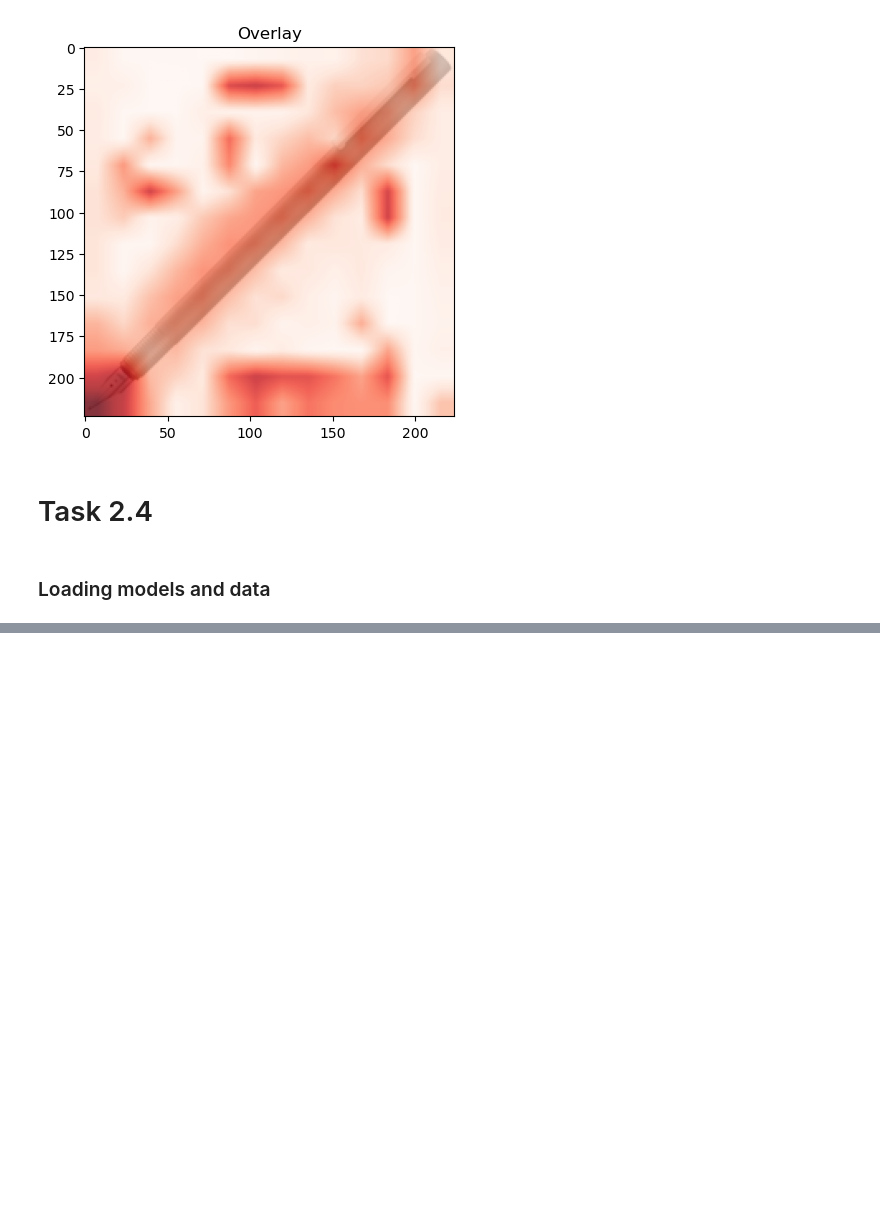
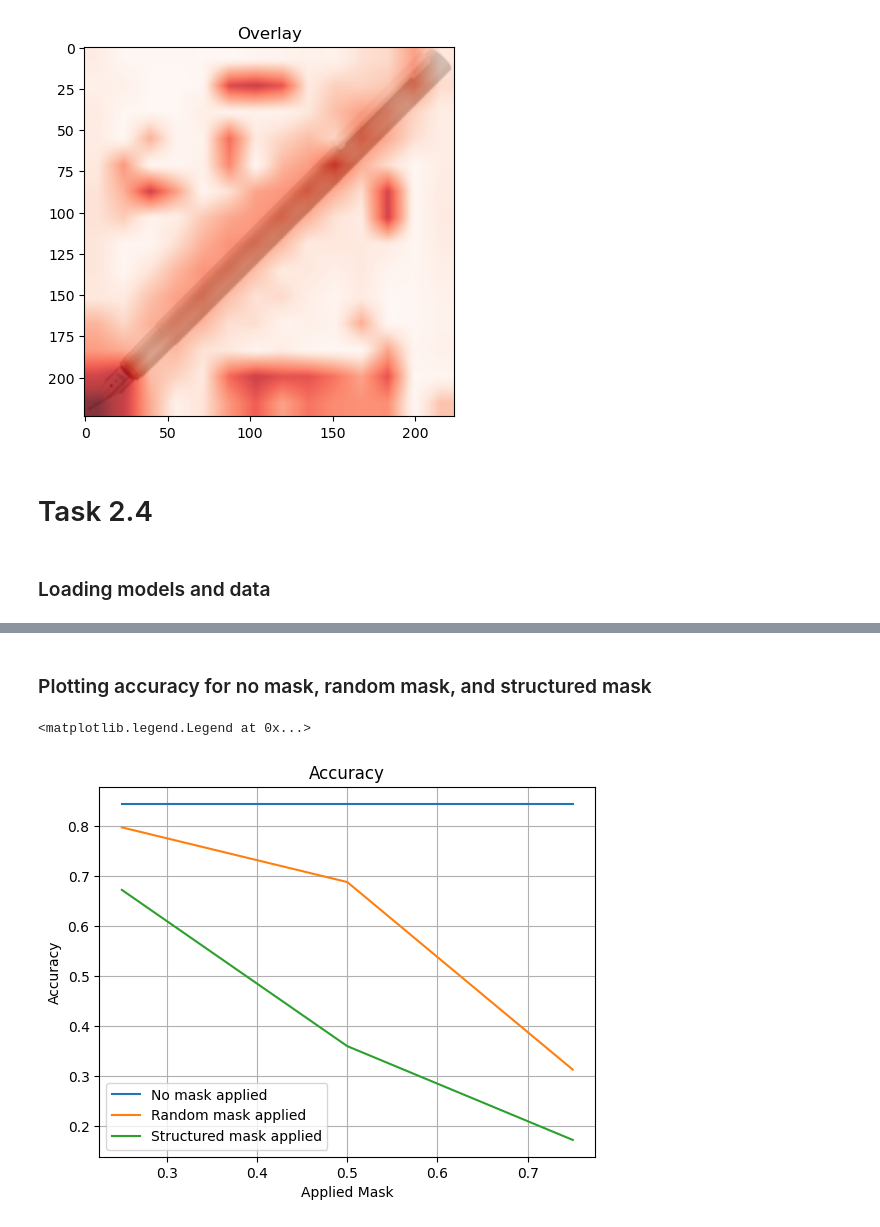
Before and after one commit to hyderchaudhry/28100041-PA0, a Jupyter notebook: src/task2.ipynb, the cells around one changed output, grey strips where cells are left out. Drawn from its saved outputs; the diff is of its cells as text; code cells hidden in the pictures; blank space fills up the shorter version.

```diff
--- a/src/task2.ipynb
+++ b/src/task2.ipynb
@@ -102,3 +117,11 @@ reshaped [CLS] vector: torch.Size([1, 14, 14])
 # Task 2.4
 # %% [markdown]
 ### Loading models and data
+# %%
+model_name = 'google/vit-base-patch16-224'
+
+image_transformer = ViTForImageClassification.from_pretrained(model_name)
+image_processor = ViTImageProcessor.from_pretrained(model_name)
+
+notebook_login()
+imagenet_dataset = load_dataset("ILSVRC/imagenet-1k", split="validation", streaming=True).take(64)
@@ -104,0 +204,15 @@ reshaped [CLS] vector: torch.Size([1, 14, 14])
+# %% [markdown]
+### Plotting accuracy for no mask, random mask, and structured mask
+# %%
+plt.figure()
+plt.plot(percents, no_mask_accuracy, label='No mask applied')
+plt.plot(percents, random_mask_accuracy, label='Random mask applied')
+plt.plot(percents, structued_mask_accuracy, label='Structured mask applied')
+plt.title('Accuracy')
+plt.xlabel('Applied Mask')
+plt.ylabel('Accuracy')
+plt.grid()
+plt.legend()
+# %% [output]
+<matplotlib.legend.Legend at 0x...>
+[figure, added]
```
Also changed, not shown: parts of 3 cells of this notebook.
